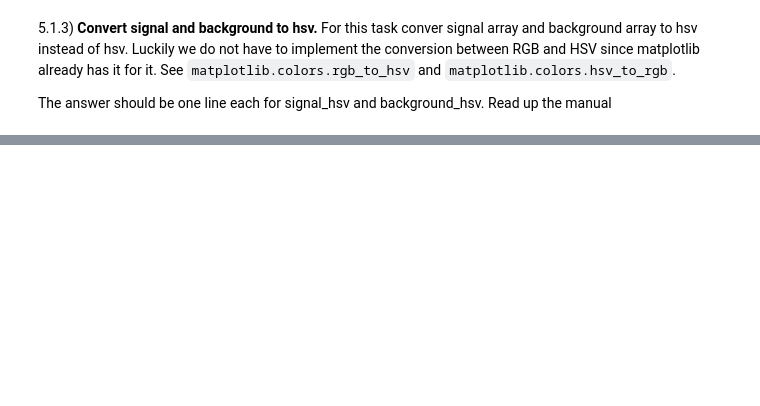
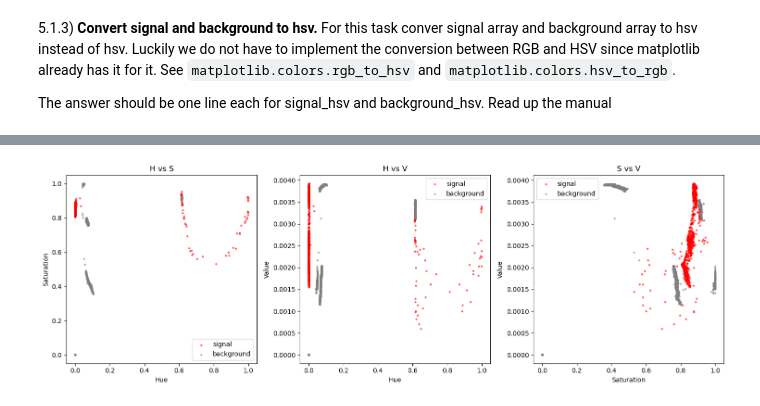
Before and after one commit to chaiyanunSaku/numcom, a Jupyter notebook: Homework2.ipynb, the cells around one changed output, grey strips where cells are left out. Saved outputs shown, nothing was run; the diff lists cells and outputs as text; code cells hidden in the pictures; blank space fills up the shorter version.

```diff
--- a/Homework2.ipynb
+++ b/Homework2.ipynb
@@ -412,6 +501,37 @@ import matplotlib
 # %% [markdown]
 5.1.5) While we are at it let's make a 2-D scatter plot. Like this one
 ![hsv_scatter](hsv_scatter.png)
+# %%
+fig, axes = plt.subplots(1, 3, figsize=(15, 5))
+
+# H vs S
+axes[0].scatter(signal_hsv[:, 0], signal_hsv[:, 1], color='red', alpha=0.5, s=5, label='signal')
+axes[0].scatter(background_hsv[:, 0], background_hsv[:, 1], color='gray', alpha=0.5, s=5, label='background')
+axes[0].set_xlabel('Hue')
+axes[0].set_ylabel('Saturation')
+axes[0].set_title('H vs S')
+axes[0].legend()
+
+# H vs V
+axes[1].scatter(signal_hsv[:, 0], signal_hsv[:, 2], color='red', alpha=0.5, s=5, label='signal')
+axes[1].scatter(background_hsv[:, 0], background_hsv[:, 2], color='gray', alpha=0.5, s=5, label='background')
+axes[1].set_xlabel('Hue')
+axes[1].set_ylabel('Value')
+axes[1].set_title('H vs V')
+axes[1].legend()
+
+# S vs V
+axes[2].scatter(signal_hsv[:, 1], signal_hsv[:, 2], color='red', alpha=0.5, s=5, label='signal')
+axes[2].scatter(background_hsv[:, 1], background_hsv[:, 2], color='gray', alpha=0.5, s=5, label='background')
+axes[2].set_xlabel('Saturation')
+axes[2].set_ylabel('Value')
+axes[2].set_title('S vs V')
+axes[2].legend()
+
+plt.tight_layout()
+plt.show()
+# %% [output]
+[figure, added]
 # %% [markdown]
 5.1.6) There is one technical difficulty. You may notice some points at $h=1.0$.
 
```
Also changed, not shown: parts of 15 cells of this notebook.
